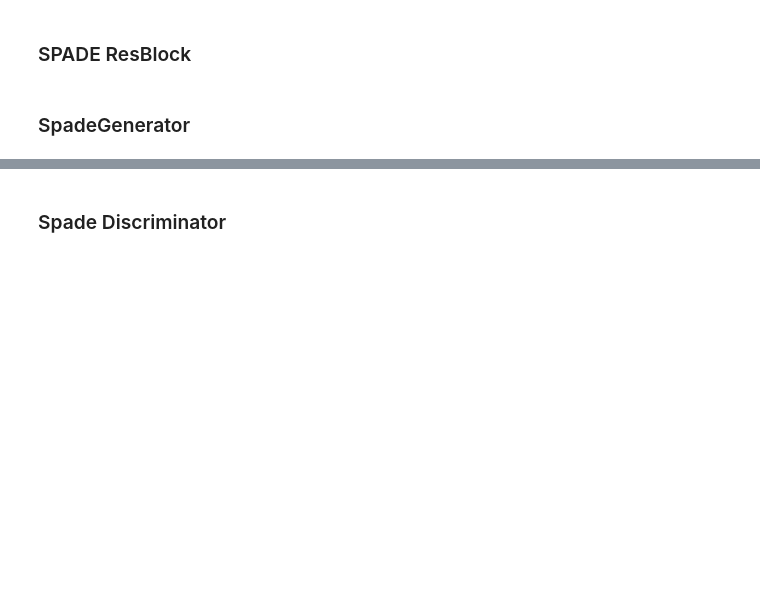
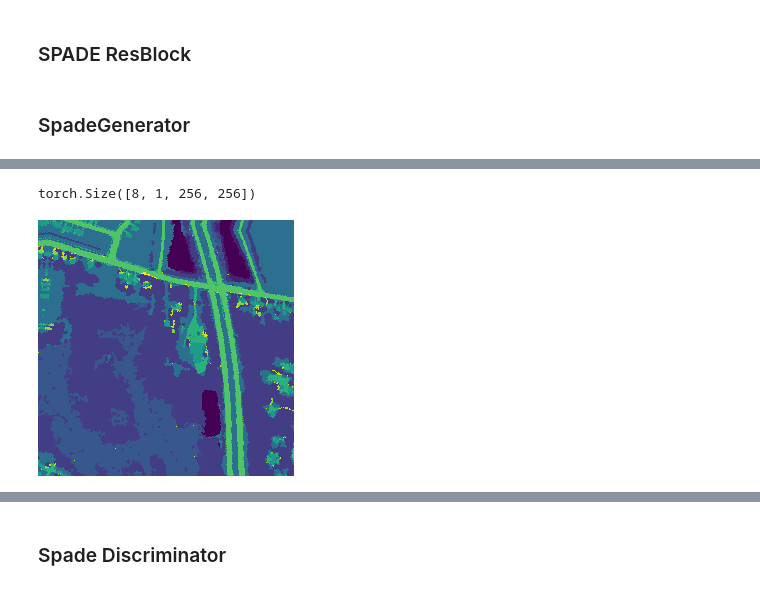
Before and after one commit to divyanshj16/SPADE, a Jupyter notebook: SPADE-2.ipynb, the cells around one changed output, grey strips where cells are left out. Drawn from its saved outputs; the diff is of its cells as text; code cells hidden in the pictures; blank space fills up the shorter version.

Commit message:
Adds correctly trained model notebook

```diff
--- a/SPADE-2.ipynb
+++ b/SPADE-2.ipynb
@@ -161,0 +177,2 @@ class SpadeGenerator(nn.Module):
+# %%
+x, y = next(iter(data.train_dl))
@@ -161,0 +181,8 @@ class SpadeGenerator(nn.Module):
+# %%
+x.shape
+# %% [output]
+torch.Size([8, 1, 256, 256])
+# %%
+ImageSegment(x[0])
+# %% [output]
+[figure, added]
```
Also changed, not shown: parts of 49 cells of this notebook, 1 other file.
